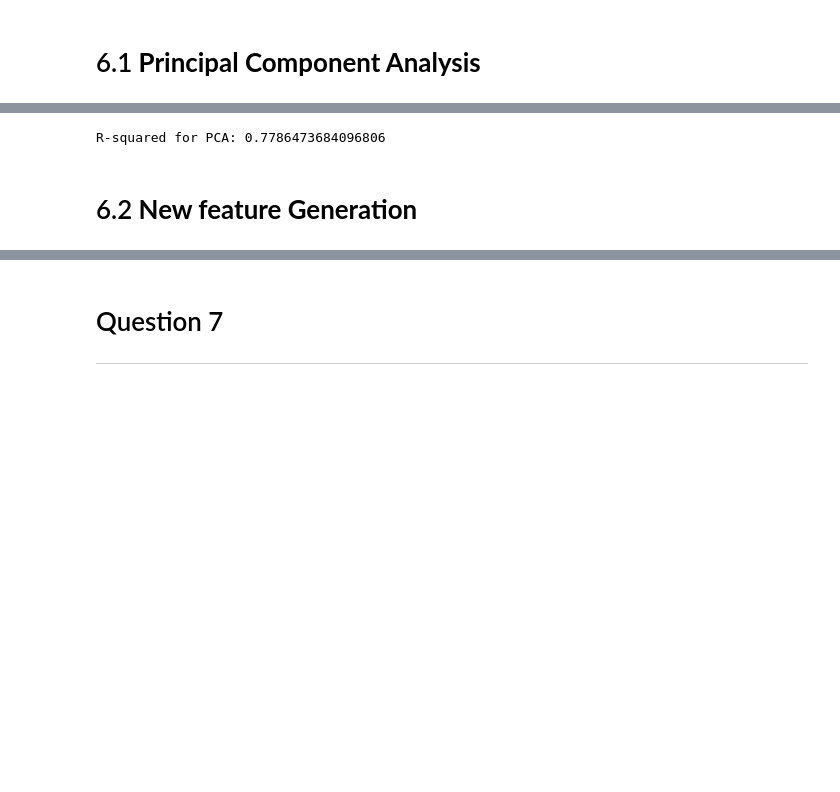
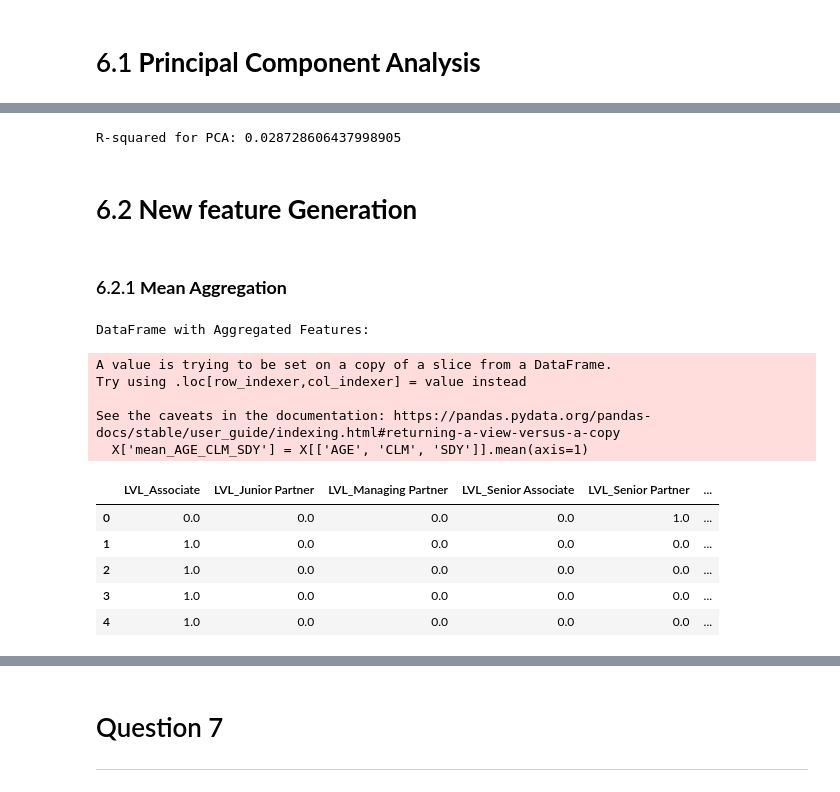
Before and after one commit to SirThaps/DAE_project, a Jupyter notebook: DAE_Assignment_ALL Q.ipynb, the cells around one changed output, grey strips where cells are left out. Cells and saved outputs as stored; diff of their text form; code cells hidden in the pictures; blank space fills up the shorter version.

```diff
--- a/DAE_Assignment_ALL Q.ipynb
+++ b/DAE_Assignment_ALL Q.ipynb
@@ -668,16 +683,42 @@ pca_df
 # %%
 
-X_pca = pca_df[['PCA_1_AGE', 'PCA_2_CLM']]
+X_pca = pca_df_train[pca_df_train.columns]
 
 
 model = LinearRegression()
-model.fit(X_pca, y)
+model.fit(pca_df_train, y_train)
 
-y_pred_pca = model.predict(X_pca)
+y_pred_pca = model.predict(pca_df_test)
 
-r_squared_pca = r2_score(y, y_pred_pca)
-print("R-squared for PCA:", r_squared)
+r_squared_pca = r2_score(y_test, y_pred_pca)
+print("R-squared for PCA:", r_squared_pca)
 # %% [output]
-R-squared for PCA: 0.7786473684096806
+R-squared for PCA: 0.028728606437998905
 # %% [markdown]
 # 6.2 __New feature Generation__
+# %% [markdown]
+### 6.2.1 __Mean Aggregation__
+# %%
+
+
+
+# Mean Aggregation
+X['mean_AGE_CLM_SDY'] = X[['AGE', 'CLM', 'SDY']].mean(axis=1)
+
+data_aggregation_mean = X.drop(columns= ['AGE', 'CLM', 'SDY'])
+data_aggregation_mean = pd.DataFrame(data_aggregation_mean)
+print("DataFrame with Aggregated Features:\n")
+data_aggregation_mean.head()
+# %% [output]
+DataFrame with Aggregated Features:
+A value is trying to be set on a copy of a slice from a DataFrame.
+Try using .loc[row_indexer,col_indexer] = value instead
+
+See the caveats in the documentation: https://pandas.pydata.org/pandas-docs/stable/user_guide/indexing.html#returning-a-view-versus-a-copy
+  X['mean_AGE_CLM_SDY'] = X[['AGE', 'CLM', 'SDY']].mean(axis=1)
+|  | LVL_Associate | LVL_Junior Partner | LVL_Managing Partner | LVL_Senior Associate | LVL_Senior Partner | ... |
+| 0 | 0.0 | 0.0 | 0.0 | 0.0 | 1.0 | ... |
+| 1 | 1.0 | 0.0 | 0.0 | 0.0 | 0.0 | ... |
+| 2 | 1.0 | 0.0 | 0.0 | 0.0 | 0.0 | ... |
+| 3 | 1.0 | 0.0 | 0.0 | 0.0 | 0.0 | ... |
+| 4 | 1.0 | 0.0 | 0.0 | 0.0 | 0.0 | ... |
```
Also changed, not shown: parts of 5 cells of this notebook.
